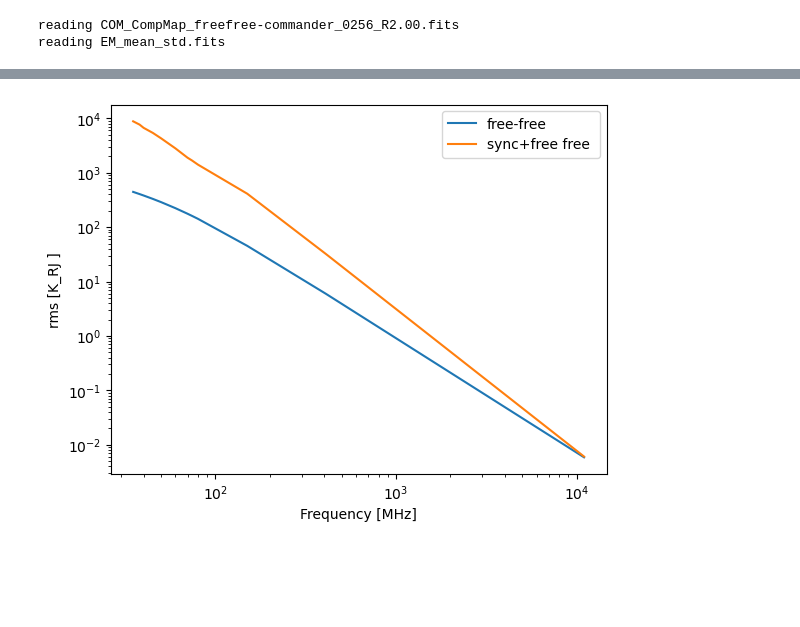
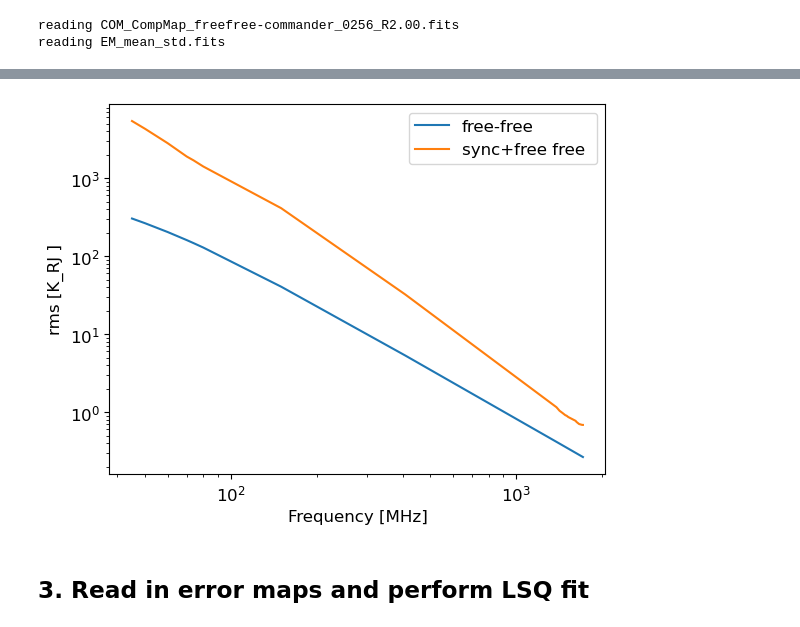
Before and after one commit to giuspugl/fitting_synchrotron, a Jupyter notebook: coarse_parameters.ipynb, the cells around one changed output, grey strips where cells are left out. Saved outputs shown, nothing was run; the diff lists cells and outputs as text; code cells hidden in the pictures; blank space fills up the shorter version.

```diff
--- a/coarse_parameters.ipynb
+++ b/coarse_parameters.ipynb
@@ -502,10 +59,0 @@ for fr in maps.keys() :
-# %%
-pl.figure(figsize=(15,10))
-j=0
-for fr,m in maps.items():
-
-    hp.mollview(  pl.log10((m .value  -free[fr ].value  )  )   ,  title=f'{fr} MHz'  , sub=(4,4,1+j) , notext=True ,  coord='CG',   )
-
-    j+=1
-
-pl.show()
@@ -513,0 +60,23 @@ pl.show()
+# %%
+pl.figure(figsize=(9,8))
+j=0
+for fr,m in maps.items():
+
+    freq = float(fr)
+
+    mapval = (m - free[fr].value)
+    hp.mollview(pl.log10(mapval), min=np.round(np.nanpercentile(pl.log10(mapval), 5), 1), max = np.round(np.nanpercentile(pl.log10(mapval), 95), 1), \
+                title=f'{fr} MHz'  , cmap='magma', sub=(5,5,1+j), notext=True)
+    fontsize = 12
+    import matplotlib
+    matplotlib.rcParams.update({'font.size':fontsize})
+    f = matplotlib.pyplot.gcf().get_children()
+    HpxAx = f[1]
+    CbAx = f[2]
+    coord_text_obj = HpxAx.get_children()[7]
+    coord_text_obj.set_fontsize(fontsize)
+
+    j+=1
+
+#pl.savefig('freqmaps_north.png', format='png', bbox_inches='tight')
+pl.show()
@@ -514,12 +85,15 @@ pl.show()
 # %%
-rmsf =np.array( [ np.nanstd(f .value)    for f in free.values() ] )
-rmsm = np.array( [ np.nanstd(m .value)    for m in maps.values() ] )
-pl.loglog( freqs, rmsf  ,label='free-free' ,)
-pl.loglog( freqs, rmsm  , label='sync+free free ', )
+freqs = np.array([float(fr) for fr in maps.keys()])
+rmsf = np.array([np.nanstd(f.value) for f in free.values()])
+rmsm = np.array([np.nanstd(m) for fr,m in maps.items()])
+pl.loglog(freqs, rmsf  ,label='free-free')
+pl.loglog(freqs, rmsm  , label='sync+free free ')
 
 pl.legend()
 pl.xlabel('Frequency [MHz]')
 pl.ylabel('rms [K_RJ ]')
 pl.show()
 # %% [output]
-[figure, old version]
+[figure, new version]
+# %% [markdown]
+## 3. Read in error maps and perform LSQ fit
```
Also changed, not shown: parts of 27 cells of this notebook, 9 other files.
